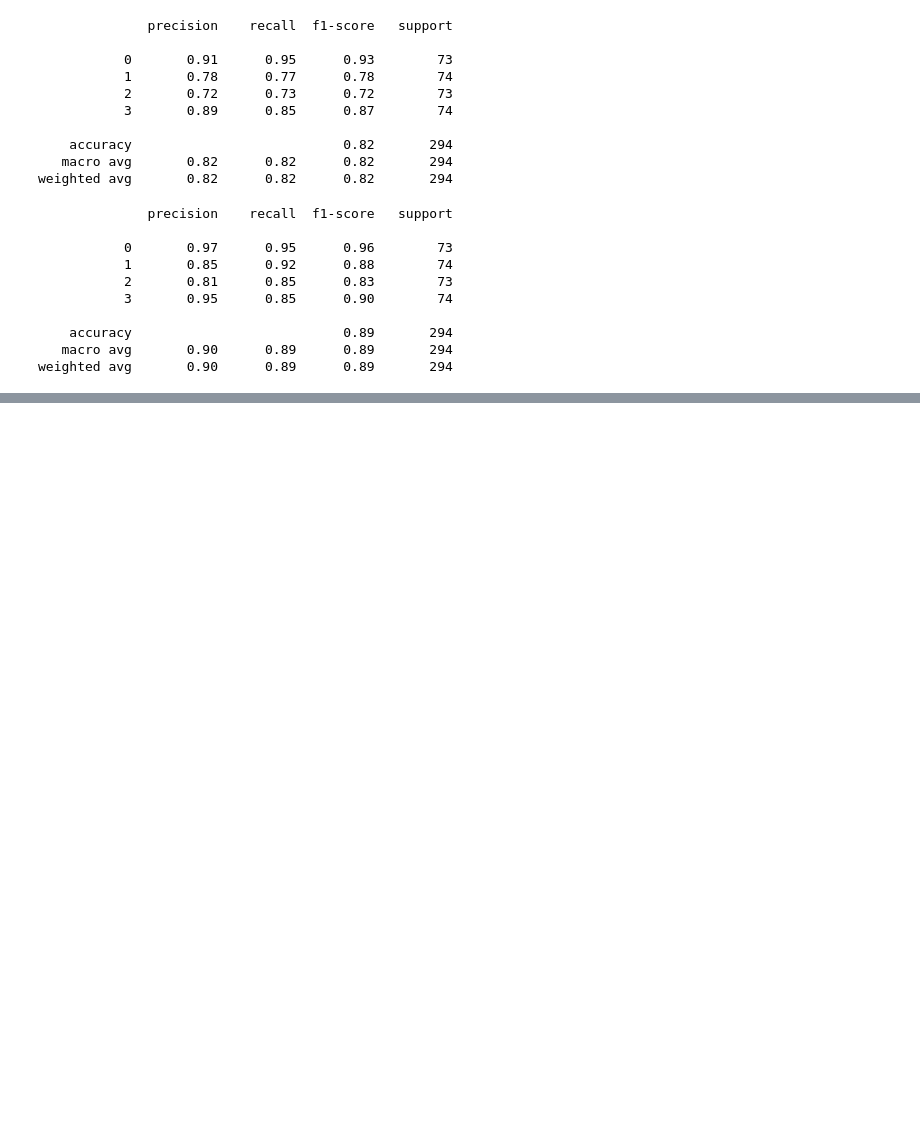
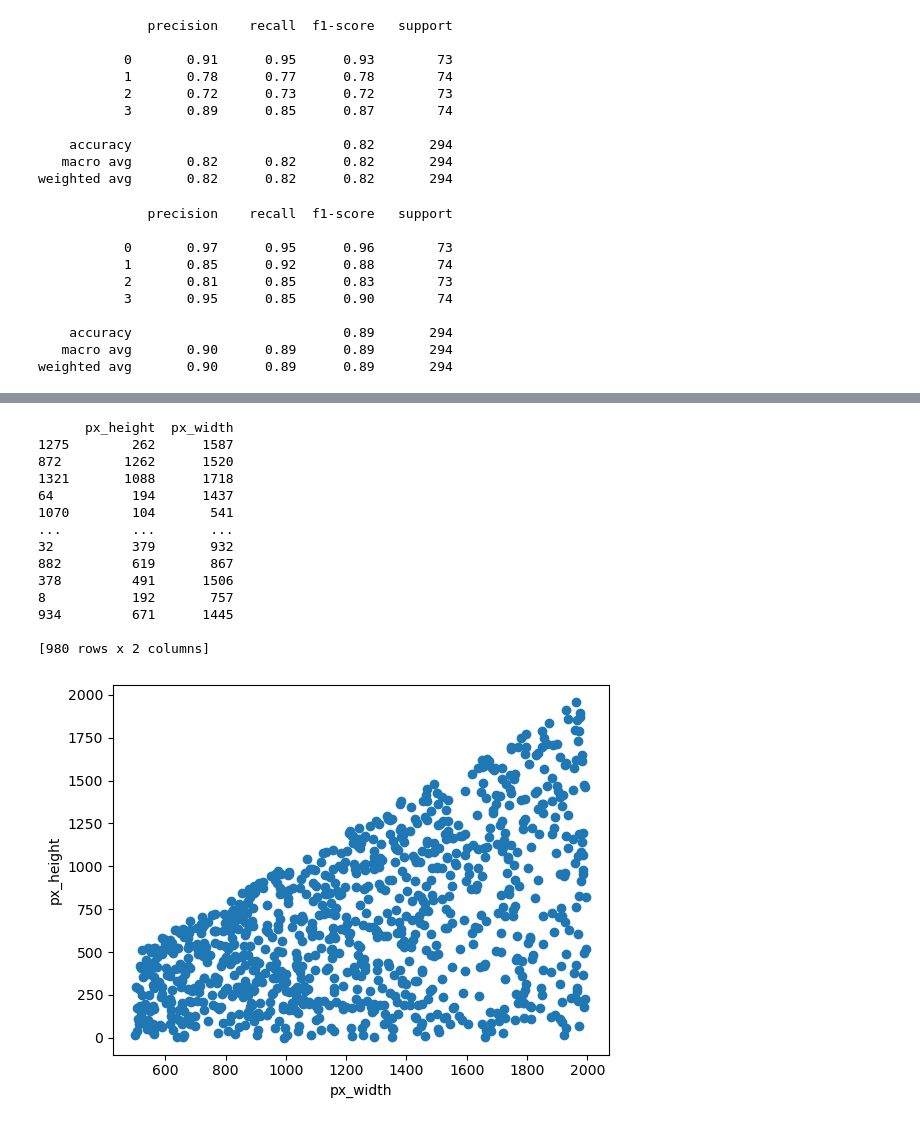
Before and after one commit to xxkaro/Phone-Prices-Classification, a Jupyter notebook: Modelling/mod_K.ipynb, the cells around one changed output, grey strips where cells are left out. Saved outputs shown, nothing was run; the diff lists cells and outputs as text; code cells hidden in the pictures; blank space fills up the shorter version.

```diff
--- a/Modelling/mod_K.ipynb
+++ b/Modelling/mod_K.ipynb
@@ -39,3 +33,11 @@ y_train = mobile_df.iloc[:, -1]
+# %%
+mobile_df = mobile_df[mobile_df['px_height'] != 0]
+
+mobile_df['mean_sc_w'] = mobile_df.groupby('sc_h')['sc_w'].transform('mean')
+mobile_df['sc_w'] = np.where(mobile_df['sc_w'] == 0, mobile_df['mean_sc_w'], mobile_df['sc_w'])
+
+
+## sprobowac z mean i bez mean i z usunieciem wierszy !!!!!
 # %%
 # more than 0.02
 columns_to_drop_1 = ['touch_screen', 'blue', 'dual_sim', 'four_g', 'wifi', 'three_g']
@@ -373,0 +424,26 @@ weighted avg       0.90      0.89      0.89       294
+# %%
+unique_pairs = mobile_df[['px_height', 'px_width']].drop_duplicates()
+
+# Wyświetl unikatowe pary
+print(unique_pairs)
+
+plt.scatter(mobile_df['px_width'], mobile_df['px_height'])
+plt.xlabel('px_width')
+plt.ylabel('px_height')
+plt.show()
+# %% [output]
+      px_height  px_width
+1275        262      1587
+872        1262      1520
+1321       1088      1718
+64          194      1437
+1070        104       541
+...         ...       ...
+32          379       932
+882         619       867
+378         491      1506
+8           192       757
+934         671      1445
+
+[980 rows x 2 columns]
+[figure, added]
```
Also changed, not shown: parts of 15 cells of this notebook.
